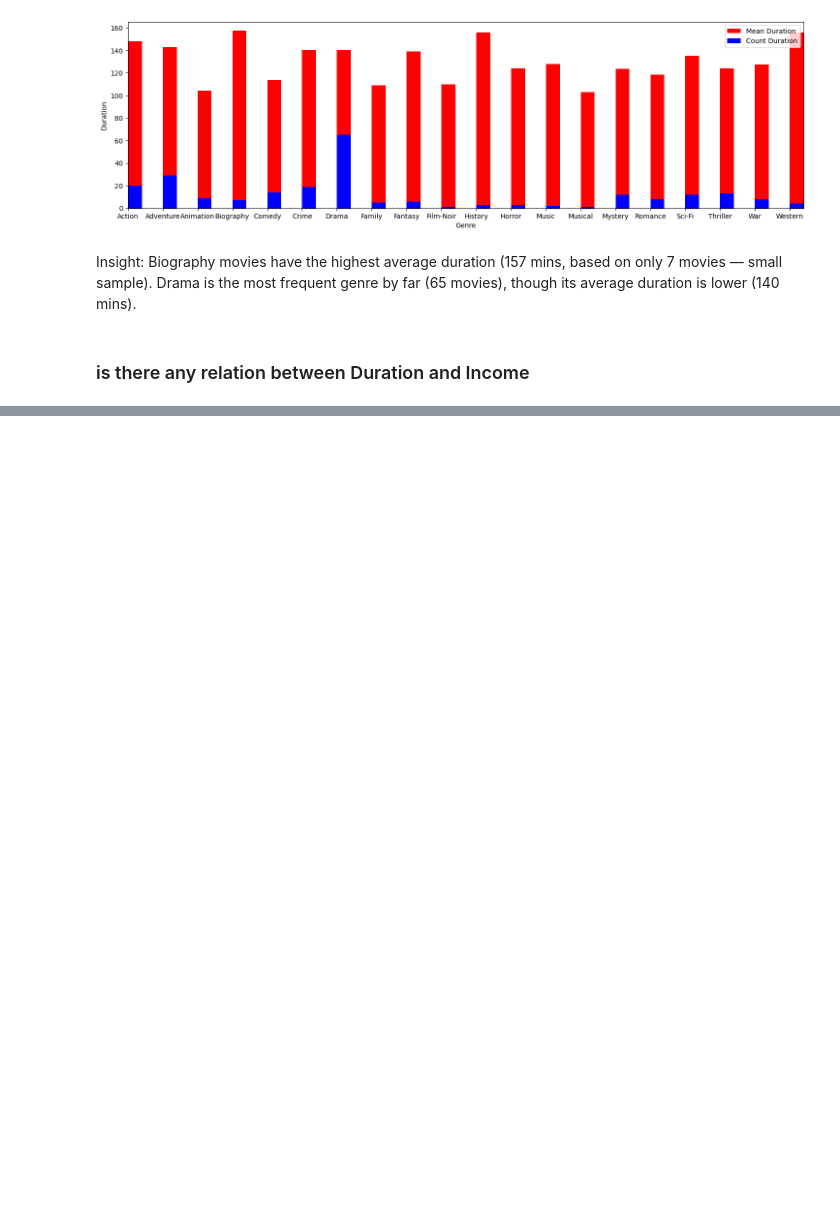
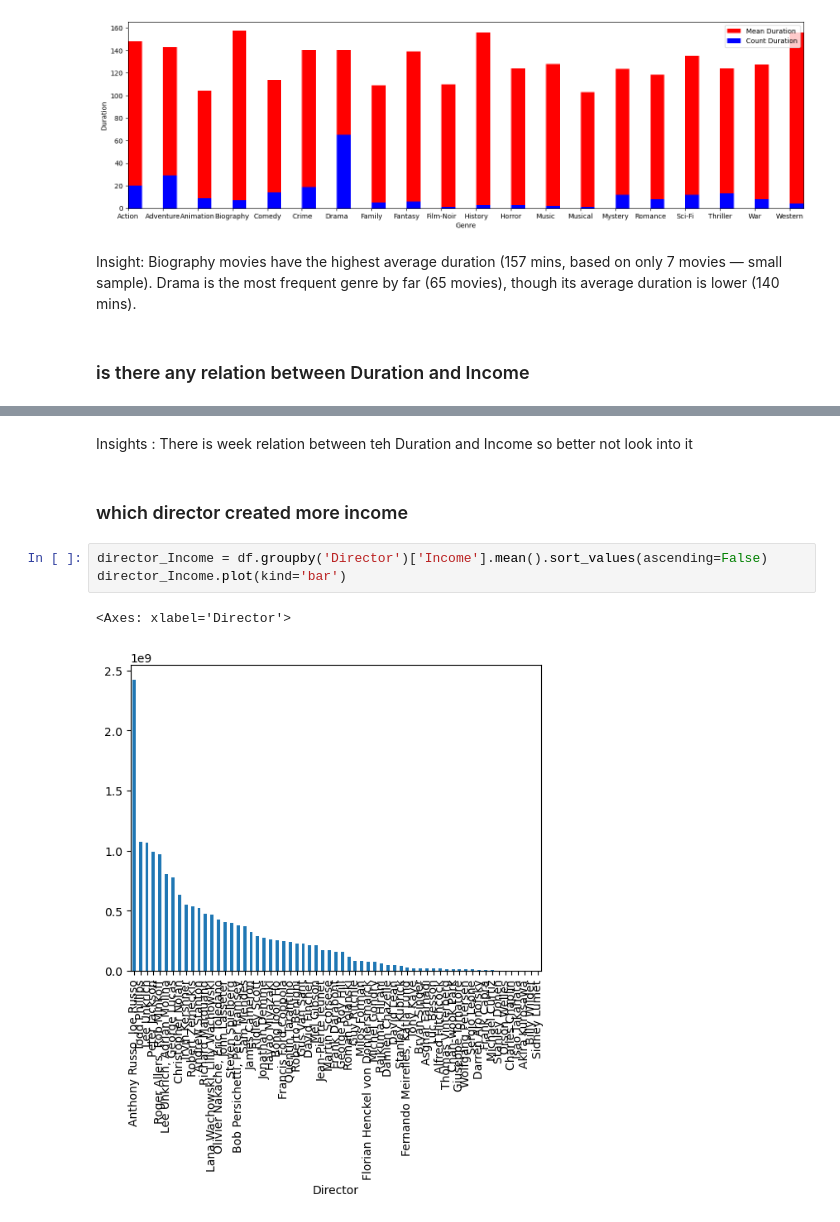
Before and after one commit to Sreesanth-e/EDA, a Jupyter notebook: IMDB/IMDB_EDA.ipynb, the cells around one changed output, grey strips where cells are left out. Drawn from its saved outputs; the diff is of its cells as text; blank space fills up the shorter version.

Commit message:
Week_1_Course_work

```diff
--- a/IMDB/IMDB_EDA.ipynb
+++ b/IMDB/IMDB_EDA.ipynb
@@ -1203,0 +1223,10 @@ genre_duration.plot(kind='bar')
+# %% [markdown]
+Insights : There is week relation between teh Duration and Income so better not look into it
+# %% [markdown]
+### which director created more income
+# %%
+director_Income = df.groupby('Director')['Income'].mean().sort_values(ascending=False)
+director_Income.plot(kind='bar')
+# %% [output]
+<Axes: xlabel='Director'>
+[figure, added]
```
Also changed, not shown: parts of 21 cells of this notebook.
